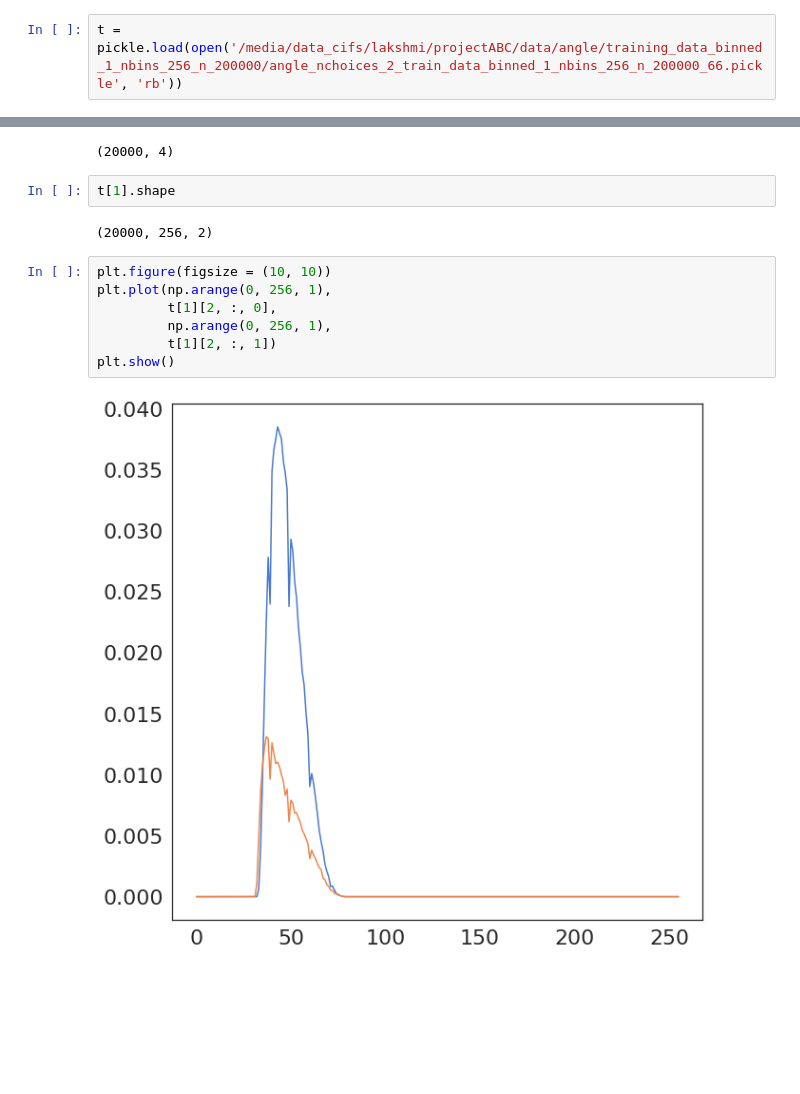
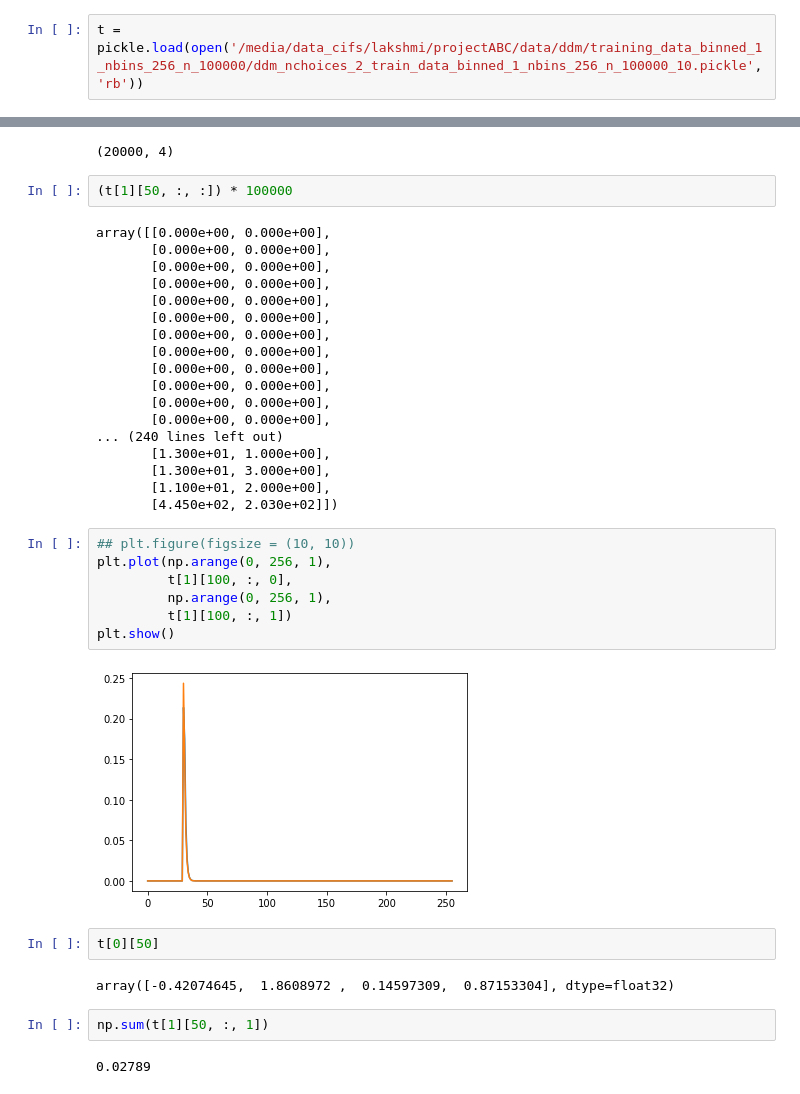
Before and after one commit to AlexanderFengler/nn_likelihoods, a Jupyter notebook: visualize_cnn_bg_stn_posterior_plots.ipynb, the cells around one changed output, grey strips where cells are left out. Cells and saved outputs as stored; diff of their text form; blank space fills up the shorter version.

```diff
--- a/visualize_cnn_bg_stn_posterior_plots.ipynb
+++ b/visualize_cnn_bg_stn_posterior_plots.ipynb
@@ -563,21 +569,45 @@ array([[ 1.26000150e-05, -1.00000000e+00],
        [ 9.90001081e-06, -1.00000000e+00],
        [ 8.82513195e-05,  1.00000000e+00]])
 # %%
-t = pickle.load(open('/media/data_cifs/lakshmi/projectABC/data/angle/training_data_binned_1_nbins_256_n_200000/angle_nchoices_2_train_data_binned_1_nbins_256_n_200000_66.pickle', 'rb'))
+t = pickle.load(open('/media/data_cifs/lakshmi/projectABC/data/ddm/training_data_binned_1_nbins_256_n_100000/ddm_nchoices_2_train_data_binned_1_nbins_256_n_100000_10.pickle', 'rb'))
 # %%
 t[0].shape
 # %% [output]
 (20000, 4)
-# %%
-t[1].shape
-# %% [output]
-(20000, 256, 2)
+# %%
+(t[1][50, :, :]) * 100000
+# %% [output]
+array([[0.000e+00, 0.000e+00],
+       [0.000e+00, 0.000e+00],
+       [0.000e+00, 0.000e+00],
+       [0.000e+00, 0.000e+00],
+       [0.000e+00, 0.000e+00],
+       [0.000e+00, 0.000e+00],
+       [0.000e+00, 0.000e+00],
+       [0.000e+00, 0.000e+00],
+       [0.000e+00, 0.000e+00],
+       [0.000e+00, 0.000e+00],
+       [0.000e+00, 0.000e+00],
+       [0.000e+00, 0.000e+00],
+... (240 lines left out)
+       [1.300e+01, 1.000e+00],
+       [1.300e+01, 3.000e+00],
+       [1.100e+01, 2.000e+00],
+       [4.450e+02, 2.030e+02]])
 # %%
-plt.figure(figsize = (10, 10))
+## plt.figure(figsize = (10, 10))
 plt.plot(np.arange(0, 256, 1),
-         t[1][2, :, 0],
+         t[1][100, :, 0],
          np.arange(0, 256, 1),
-         t[1][2, :, 1])
+         t[1][100, :, 1])
 plt.show()
 # %% [output]
-[figure, old version]
+[figure, new version]
+# %%
+t[0][50]
+# %% [output]
+array([-0.42074645,  1.8608972 ,  0.14597309,  0.87153304], dtype=float32)
+# %%
+np.sum(t[1][50, :, 1])
+# %% [output]
+0.02789
```
Also changed, not shown: parts of 5 cells of this notebook, 3 other files.
